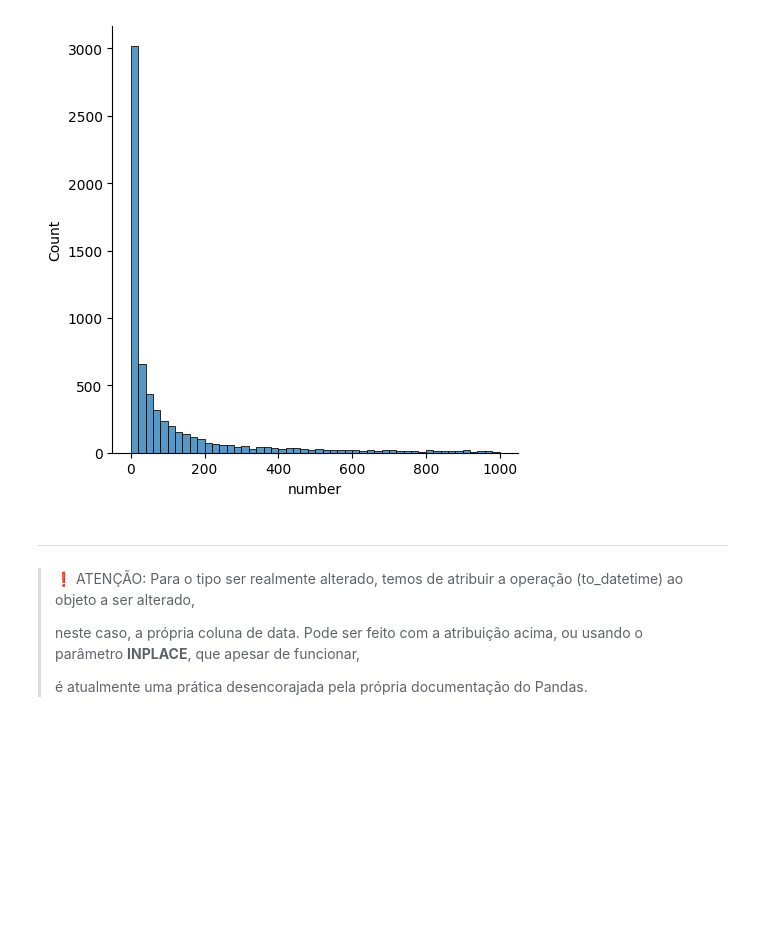
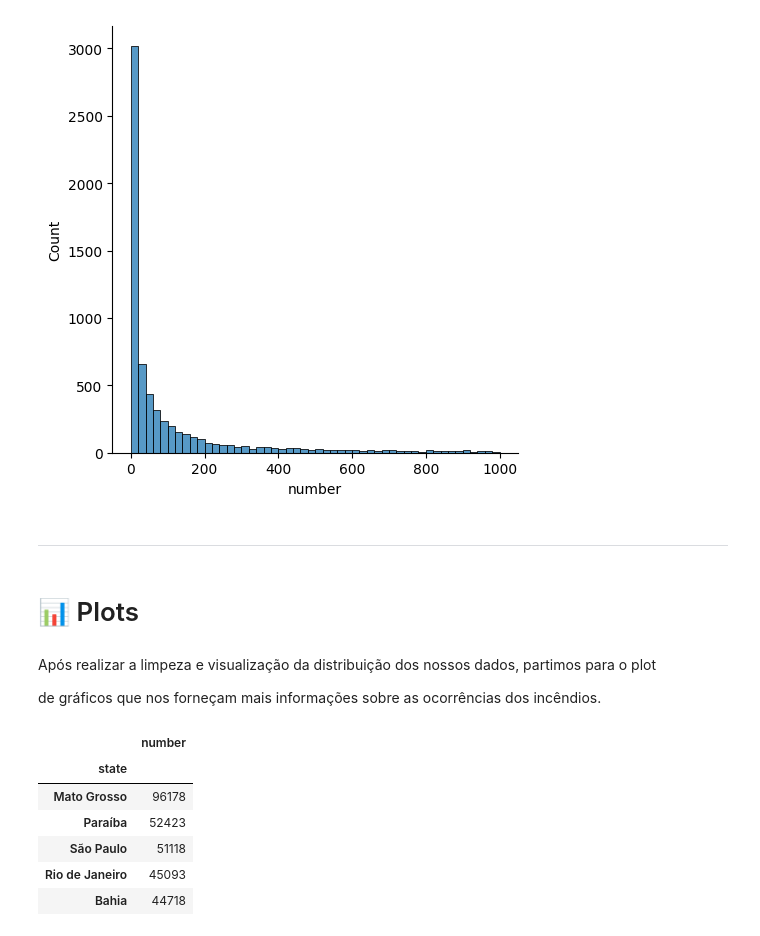
Before and after one commit to pedrorcm/Queimadas_Brasil, a Jupyter notebook: extenso.ipynb, the cells around one changed output. Drawn from its saved outputs; the diff is of its cells as text; code cells hidden in the pictures; blank space fills up the shorter version.

```diff
--- a/extenso.ipynb
+++ b/extenso.ipynb
@@ -245,11 +315,22 @@ Moda: 0;
 Mediana: 24.0;
 Média: 108.77386699890982
 [figure]
-# %% [markdown]
-____
-# %% [markdown]
-> ❗ ATENÇÃO: Para o tipo ser realmente alterado, temos de atribuir a operação (to_datetime) ao objeto a ser alterado,
->
->   neste caso, a própria coluna de data. Pode ser feito com a atribuição acima, ou usando o parâmetro **INPLACE**, que apesar de funcionar,
->
->   é atualmente uma prática desencorajada pela própria documentação do Pandas.
+# %% [markdown]
+____________
+# %% [markdown]
+# 📊 Plots
+# %% [markdown]
+Após realizar a limpeza e visualização da distribuição dos nossos dados, partimos para o plot
+
+de gráficos que nos forneçam mais informações sobre as ocorrências dos incêndios.
+# %%
+estados_mais_recorrentes = data[['state', 'number']].groupby(by='state').sum().sort_values(by='number', ascending=False)
+estados_mais_recorrentes.head(5)
+# %% [output]
+|  | number |
+| state |  |
+| Mato Grosso | 96178 |
+| Paraíba | 52423 |
+| São Paulo | 51118 |
+| Rio de Janeiro | 45093 |
+| Bahia | 44718 |
```
Also changed, not shown: parts of 24 cells of this notebook.
